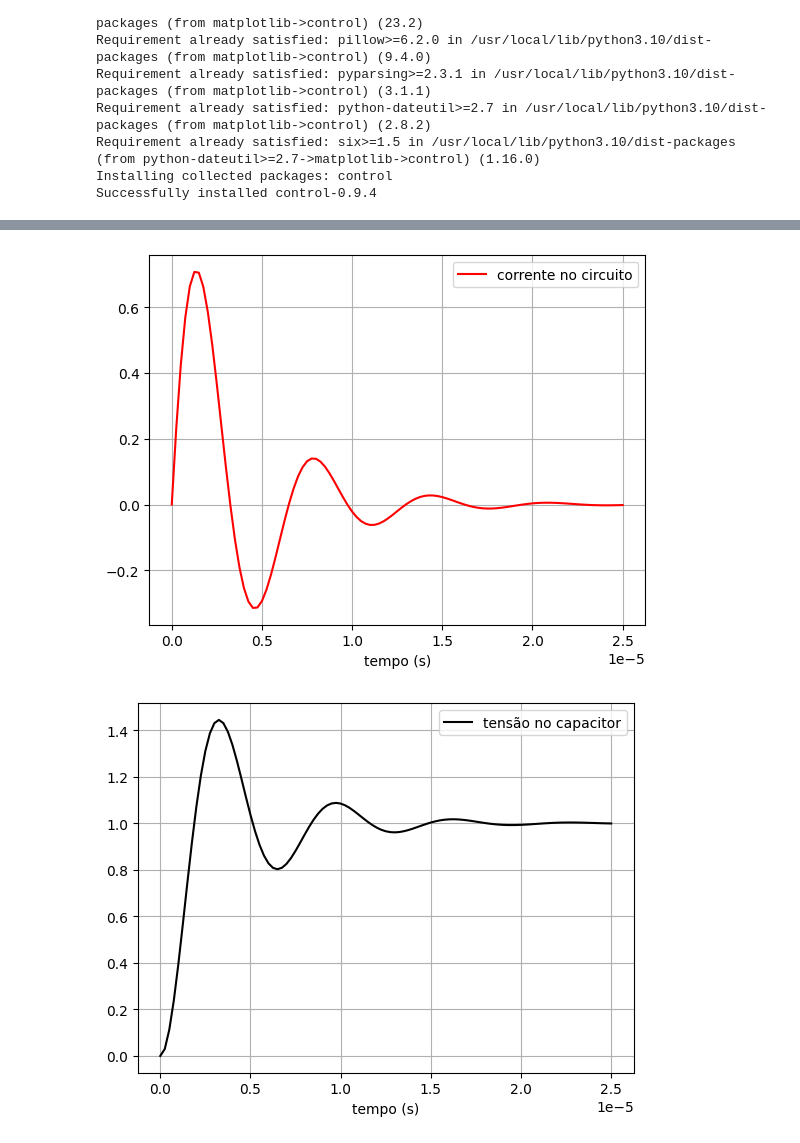
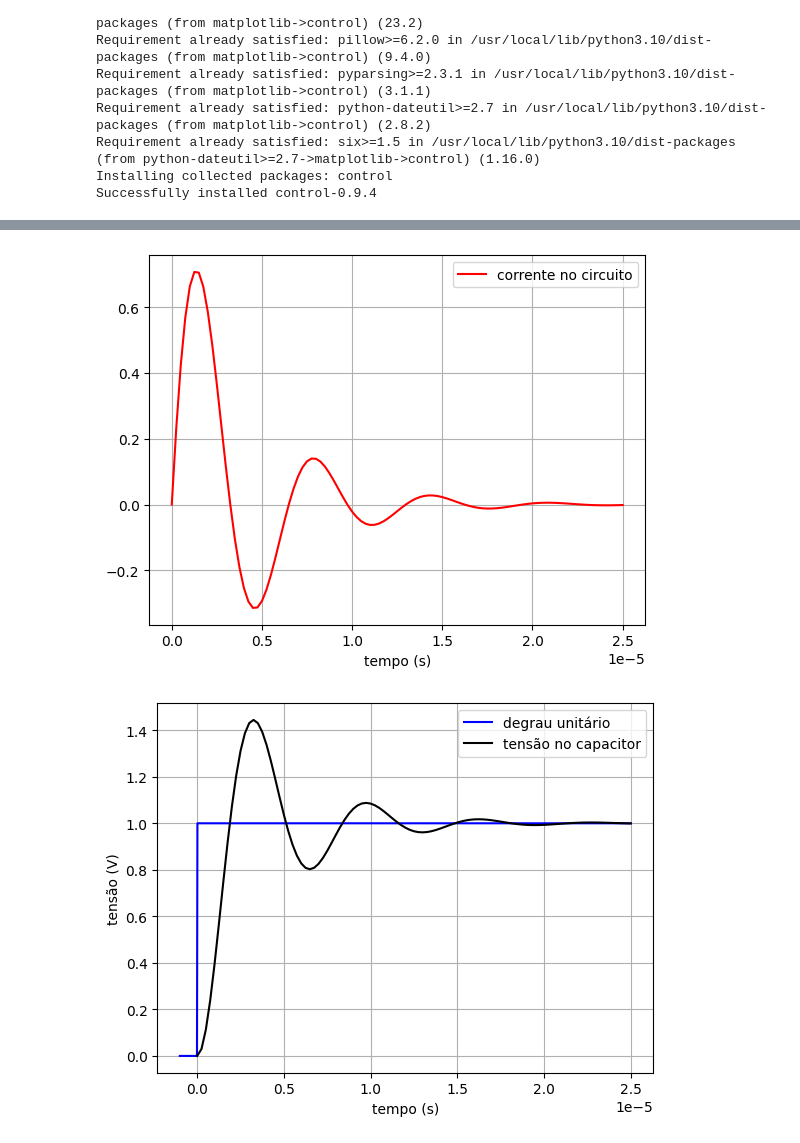
Before and after one commit to marcelodepaoli/Controle, a Jupyter notebook: 5_Aula_exercício_malha_aberta.ipynb, the cells around one changed output, grey strips where cells are left out. Drawn from its saved outputs; the diff is of its cells as text; code cells hidden in the pictures.

```diff
--- a/5_Aula_exercício_malha_aberta.ipynb
+++ b/5_Aula_exercício_malha_aberta.ipynb
@@ -29,35 +29,41 @@ L = 1e-6
 C = 1e-6
 T_sim = 2.5e-5
 
 P_q = ctl.tf([1/L], [1, R/L, 1/(L*C)])
 P_i = ctl.tf([1/L, 0], [1, R/L, 1/(L*C)])
 P_vc = ctl.tf([1/(L*C)], [1, R/L, 1/(L*C)])
 
 T_q, y_q = ctl.step_response(P_q, T_sim)
 T_i, y_i = ctl.step_response(P_i, T_sim)
 T_vc, y_vc = ctl.step_response(P_vc, T_sim)
 
 plt.figure()
 plt.plot(T_q, y_q, 'b-')
 plt.xlabel('tempo (s)')
 plt.legend(['carga no capacitor'])
 plt.grid()
 
 plt.figure()
 plt.plot(T_i, y_i, 'r-')
 plt.xlabel('tempo (s)')
 plt.legend(['corrente no circuito'])
 plt.grid()
 
+T_degrau = np.linspace(-1e-6, T_sim, 1000)
+y_degrau = np.ones_like(T_degrau)
+y_degrau[T_degrau<0] = 0
+
 plt.figure()
+plt.plot(T_degrau, y_degrau, 'b-')
 plt.plot(T_vc, y_vc, 'k-')
 plt.xlabel('tempo (s)')
-plt.legend(['tensão no capacitor'])
+plt.ylabel('tensão (V)')
+plt.legend(['degrau unitário', 'tensão no capacitor'])
 plt.grid()
 # %% [output]
 [figure]
 [figure]
-[figure, old version]
+[figure, new version]
 # %%
 R = 2
 L = 1e-6
```
Also changed, not shown: parts of 2 cells of this notebook.
